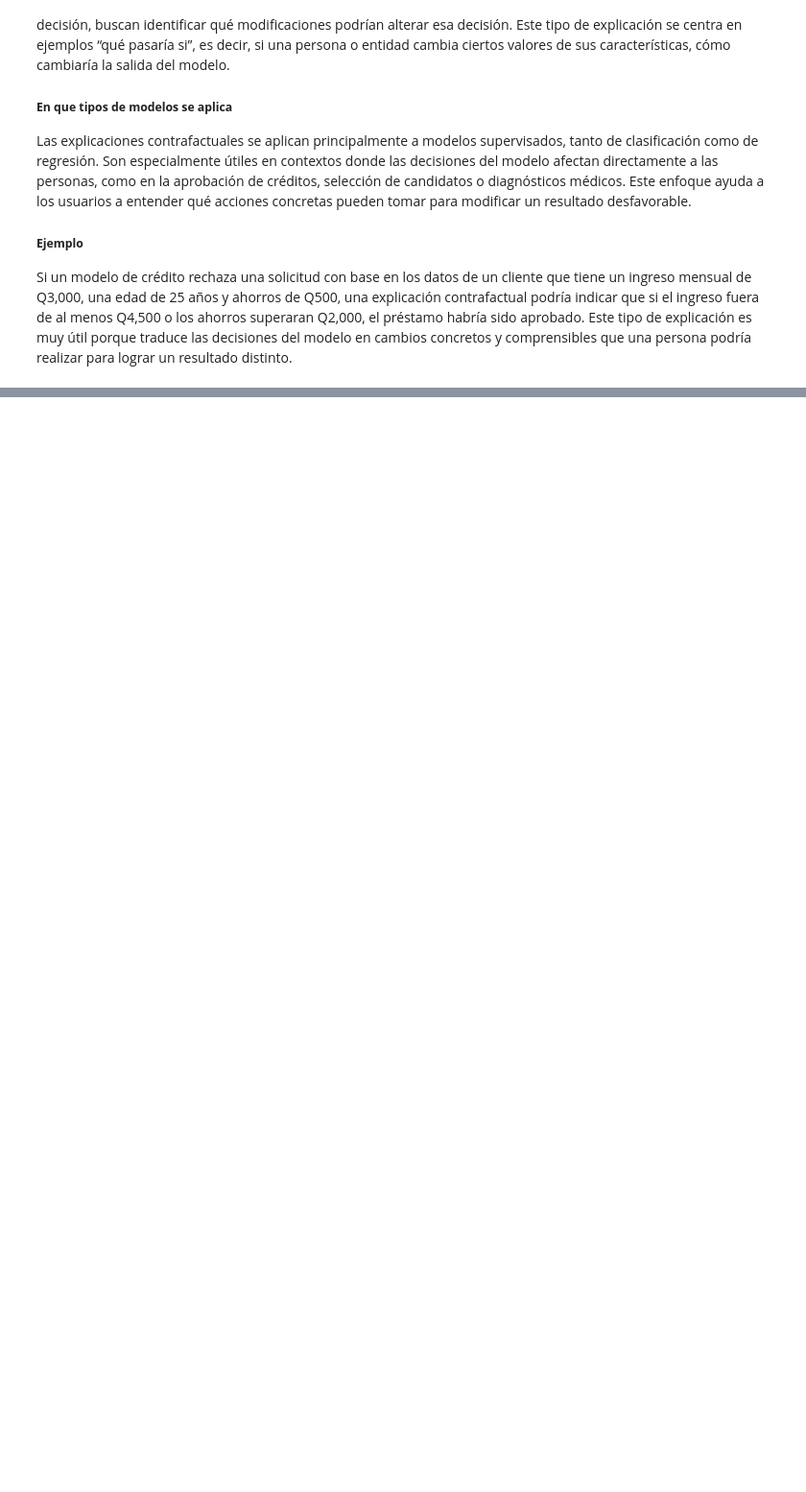
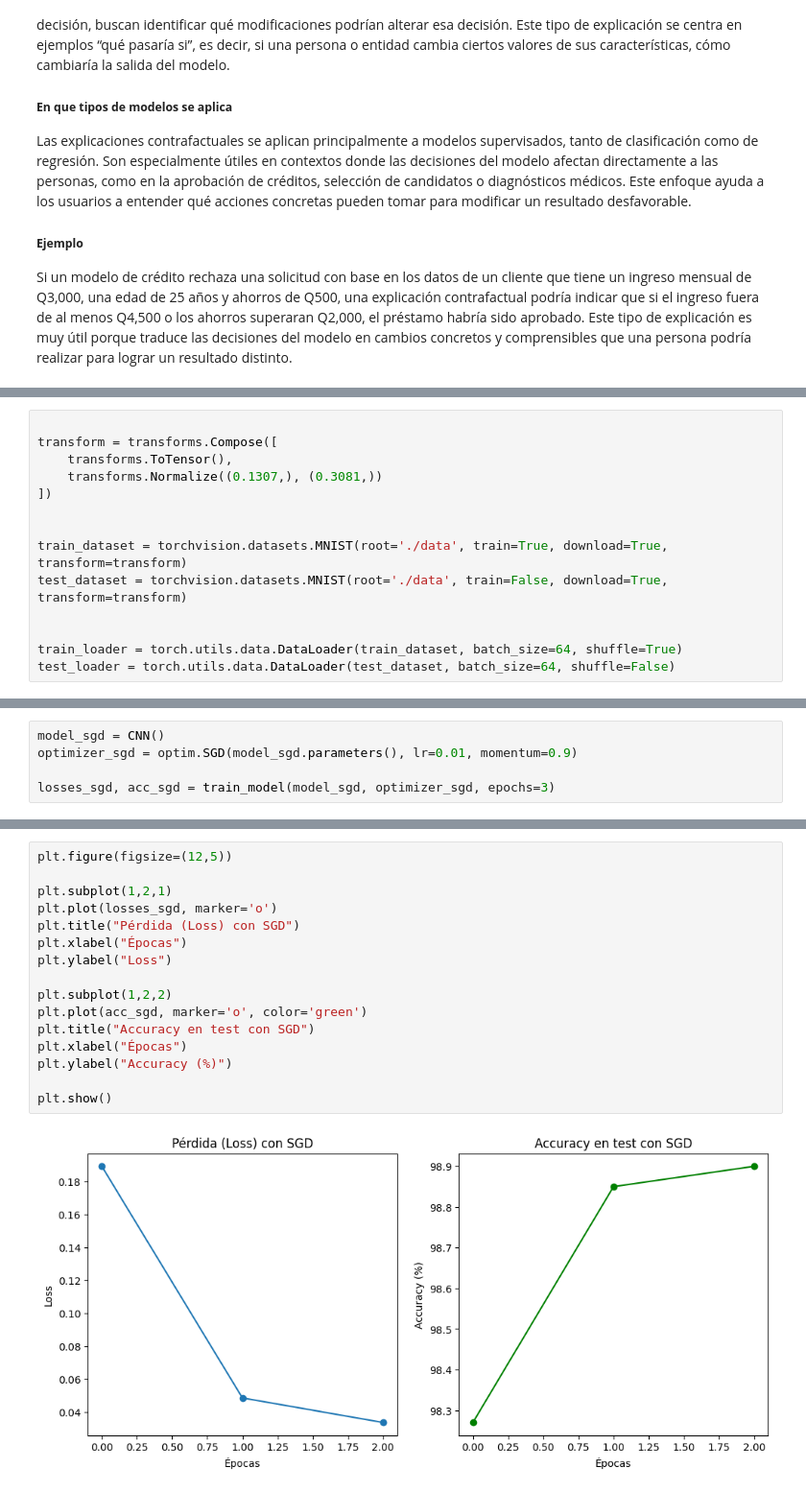
Before and after one commit to JPS4321/Lab10-DL, a Jupyter notebook: lab10.ipynb, the cells around one changed output, grey strips where cells are left out. Shown at 96% size. Drawn from its saved outputs; the diff is of its cells as text; blank space fills up the shorter version.

```diff
--- a/lab10.ipynb
+++ b/lab10.ipynb
@@ -43,0 +82,14 @@ Si un modelo de crédito rechaza una solicitud con base en los datos de un clien
+# %%
+
+transform = transforms.Compose([
+    transforms.ToTensor(),
+    transforms.Normalize((0.1307,), (0.3081,))
+])
+
+
+train_dataset = torchvision.datasets.MNIST(root='./data', train=True, download=True, transform=transform)
+test_dataset = torchvision.datasets.MNIST(root='./data', train=False, download=True, transform=transform)
+
+
+train_loader = torch.utils.data.DataLoader(train_dataset, batch_size=64, shuffle=True)
+test_loader = torch.utils.data.DataLoader(test_dataset, batch_size=64, shuffle=False)
@@ -43,0 +158,5 @@ Si un modelo de crédito rechaza una solicitud con base en los datos de un clien
+# %%
+model_sgd = CNN()
+optimizer_sgd = optim.SGD(model_sgd.parameters(), lr=0.01, momentum=0.9)
+
+losses_sgd, acc_sgd = train_model(model_sgd, optimizer_sgd, epochs=3)
@@ -43,0 +167,18 @@ Si un modelo de crédito rechaza una solicitud con base en los datos de un clien
+# %%
+plt.figure(figsize=(12,5))
+
+plt.subplot(1,2,1)
+plt.plot(losses_sgd, marker='o')
+plt.title("Pérdida (Loss) con SGD")
+plt.xlabel("Épocas")
+plt.ylabel("Loss")
+
+plt.subplot(1,2,2)
+plt.plot(acc_sgd, marker='o', color='green')
+plt.title("Accuracy en test con SGD")
+plt.xlabel("Épocas")
+plt.ylabel("Accuracy (%)")
+
+plt.show()
+# %% [output]
+[figure, added]
```
Also changed, not shown: parts of 22 cells of this notebook, 8 other files.
